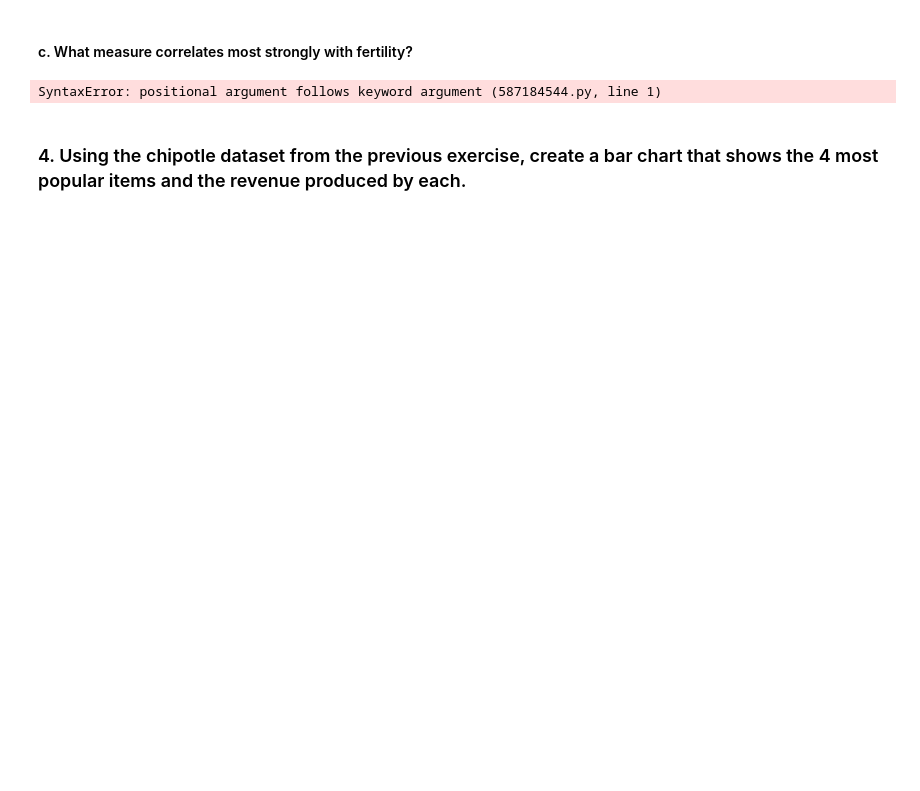
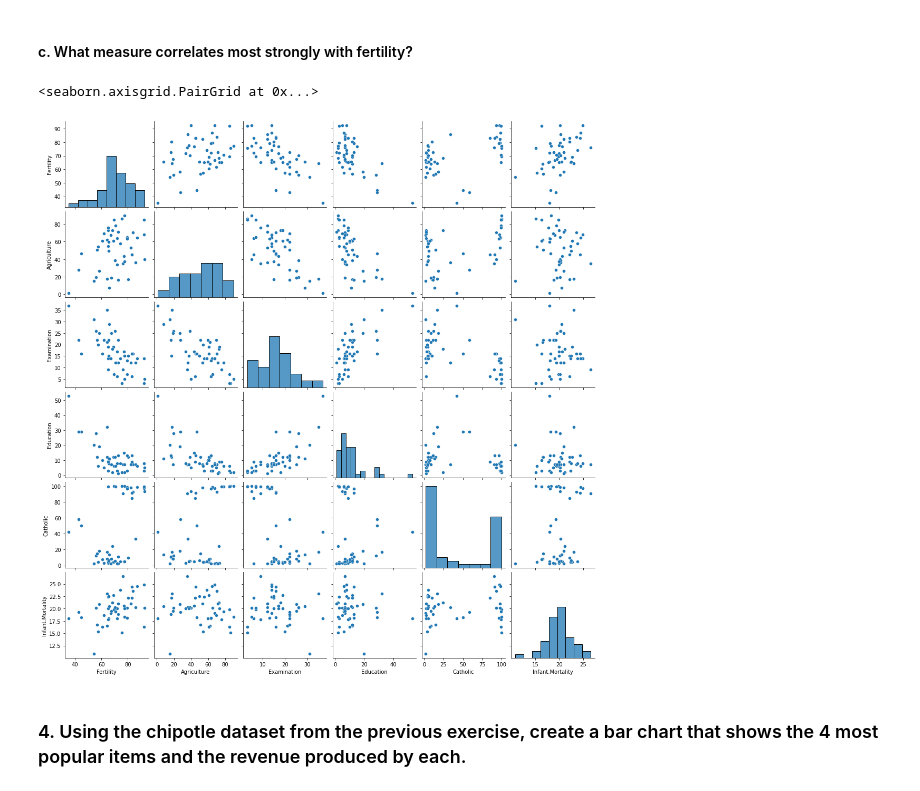
Before and after one commit to greg-maggard/numpy_pandas_visualization_exercises, a Jupyter notebook: seaborn_exercises.ipynb, the cells around one changed output. Cells and saved outputs as stored; diff of their text form; code cells hidden in the pictures; blank space fills up the shorter version.

Commit message:
Mooved some files and finished up the last of the seaborn exercises.

```diff
--- a/seaborn_exercises.ipynb
+++ b/seaborn_exercises.ipynb
@@ -262,11 +271,12 @@ swiss = swiss.drop('is_catholic', axis  = 1)
 # %%
 #COME BACK AND LOOK AT HOW ILOC WORKS
 
-sns.pairplot(swiss, kind = 'reg', iloc[: , :-1])
+sns.pairplot(data = swiss.iloc[:, :-1])
 
 #The measure most strongly correlated (negatively) with fertility seems to be education.
 # %% [output]
-SyntaxError: positional argument follows keyword argument (587184544.py, line 1)
+<seaborn.axisgrid.PairGrid at 0x...>
+[figure, added]
 # %% [markdown]
 ### 4. Using the chipotle dataset from the previous exercise, create a bar chart that shows the 4 most popular items and the revenue produced by each.
 # %%
```
Also changed, not shown: parts of 18 cells of this notebook, 2 other files.
